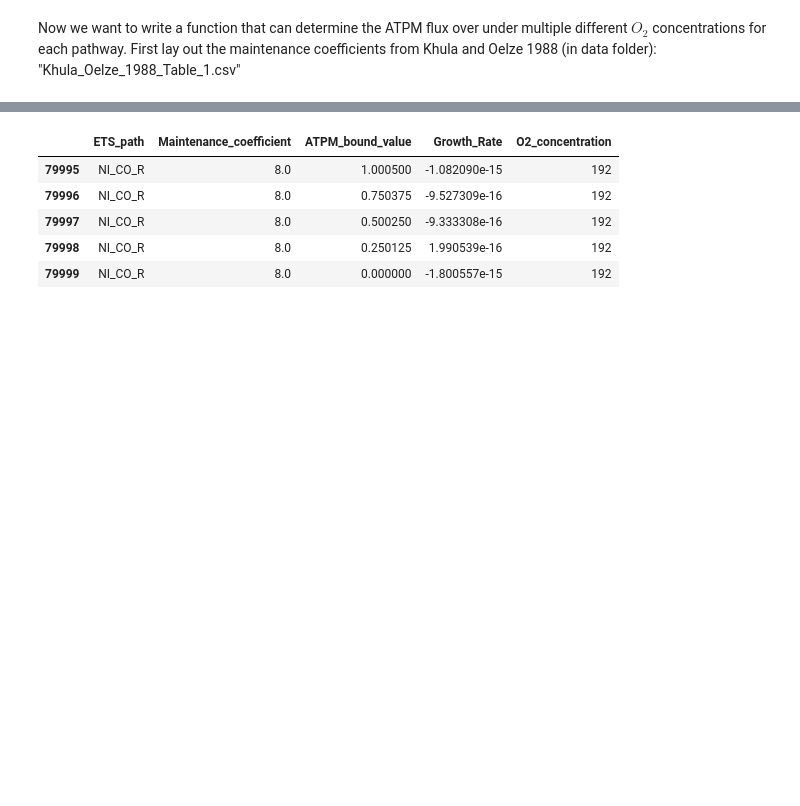
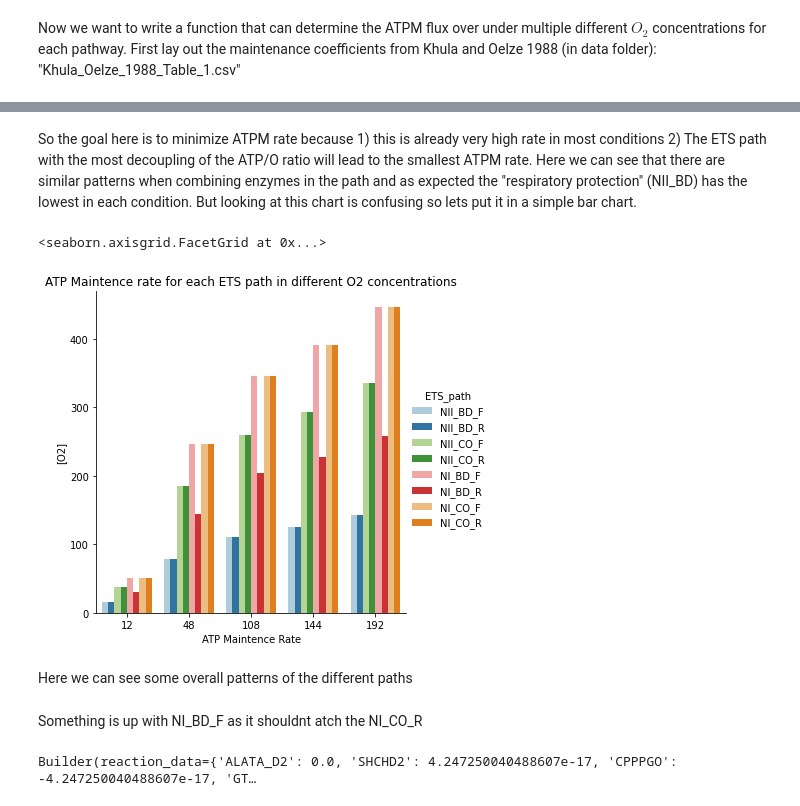
Before and after one commit to alexander-alleman/Azotobactervinelandii_metabolicmodel, a Jupyter notebook: Notebooks/ETS_Maintenance_Energy.ipynb, the cells around one changed output, grey strips where cells are left out. Cells and saved outputs as stored; diff of their text form; code cells hidden in the pictures; blank space fills up the shorter version.

```diff
--- a/Notebooks/ETS_Maintenance_Energy.ipynb
+++ b/Notebooks/ETS_Maintenance_Energy.ipynb
@@ -339,9 +339,16 @@ all_paths_df = pd.concat(li, axis=0, ignore_index=True)
 all_paths_df["group"] = all_paths_df["ETS_path"].astype(str) + "_" + all_paths_df["O2_concentration"].astype(str)
 #select only zero growth rates
 all_paths_df_0 = all_paths_df[all_paths_df["Growth_Rate"] == 0]
+
 #find minimum ATPM_bound for each group
 all_paths_df_min = all_paths_df_0.groupby('group')['ATPM_bound_value'].min()
-all_paths_df_min.astype(int)
-all_paths_df_min.sort_values(ascending=True, inplace = True)
-all_paths_df_min
+
+#This gives a series with the ATPM number and group as the index will merge with label colums
+all_paths_df_label = all_paths_df_0[['ETS_path', 'O2_concentration', 'group']]
+all_paths_df_merge = pd.merge(all_paths_df_label, all_paths_df_min, on = 'group').drop_duplicates()
+all_paths_df_merge.head()
+
+#lets sort with minimum ATPM_bound
+
+all_paths_df_merge.sort_values(ascending=True, by = 'ATPM_bound_value')
 # %% [output]
@@ -365,19 +372,13 @@ Name: ATPM_bound_value, dtype: float64
-# %%
-    print('Maintenance rates for pathway {} :'.format(path_name))
-    df_12_limit = df[(df.Growth_Rate == 0) & (df.O2_concentration == 12)]
-    print(f' ATP Maintenance at 12 \u03BC Mol of O2 is:{df_12_limit["ATPM_bound_value"].iloc[-1]}')
-    df_48_limit = df[(df.Growth_Rate == 0) & (df.O2_concentration == 48)]
-    print(f' ATP Maintenance at 48 \u03BC Mol of O2 is:{df_48_limit["ATPM_bound_value"].iloc[-1]}')
-    df_108_limit = df[(df.Growth_Rate == 0) & (df.O2_concentration == 108)]
-    print(f' ATP Maintenance at 108 \u03BC Mol of O2 is:{df_108_limit["ATPM_bound_value"].iloc[-1]}')
-    df_144_limit = df[(df.Growth_Rate == 0) & (df.O2_concentration == 144)]
-    print(f' ATP Maintenance at 144 \u03BC Mol of O2 is:{df_144_limit["ATPM_bound_value"].iloc[-1]}')
-    df_192_limit = df[(df.Growth_Rate == 0) & (df.O2_concentration == 192)]
-    print(f' ATP Maintenance at 192 \u03BC Mol of O2 is: {df_192_limit["ATPM_bound_value"].iloc[-1]}')
-# %% [output]
-|  | ETS_path | Maintenance_coefficient | ATPM_bound_value | Growth_Rate | O2_concentration |
-| 79995 | NI_CO_R | 8.0 | 1.000500 | -1.082090e-15 | 192 |
-| 79996 | NI_CO_R | 8.0 | 0.750375 | -9.527309e-16 | 192 |
-| 79997 | NI_CO_R | 8.0 | 0.500250 | -9.333308e-16 | 192 |
-| 79998 | NI_CO_R | 8.0 | 0.250125 | 1.990539e-16 | 192 |
-| 79999 | NI_CO_R | 8.0 | 0.000000 | -1.800557e-15 | 192 |
+# %% [markdown]
+So the goal here is to minimize ATPM rate because 1) this is already very high rate in most conditions 2) The ETS path with the most decoupling of the ATP/O ratio will lead to the smallest ATPM rate. Here we can see that there are similar patterns when combining enzymes in the path and as expected the "respiratory protection" (NII_BD) has the lowest in each condition. But looking at this chart is confusing so lets put it in a simple bar chart.
+# %%
+ax = sns.catplot( x = 'O2_concentration', y = 'ATPM_bound_value', hue = 'ETS_path', data = all_paths_df_merge, kind = 'bar', palette = "Paired")
+plt.title( 'ATP Maintence rate for each ETS path in different O2 concentrations')
+ax.set_axis_labels('[O2]','ATP Maintence Rate')
+# %% [output]
+<seaborn.axisgrid.FacetGrid at 0x...>
+[figure, added]
+# %% [markdown]
+Here we can see some overall patterns of the different paths
+# %% [markdown]
+Something is up with NI_BD_F as it shouldnt atch the NI_CO_R
@@ -383,0 +389,10 @@ Name: ATPM_bound_value, dtype: float64
+# %%
+#check out NI_CO models
+#load data
+model_NI_BD_F = cobra.io.load_json_model('../Data/Models/Maintenance_Models/MaintenanceRate_sucrose_6.2_O2_NI_BD_R.json')
+Builder(model = model_NI_BD_F,
+                 map_json = '../Data/Escher/Maps/Full_metabolism_Av.json',
+                  reaction_data = model_NI_BD_F.optimize().fluxes
+                      )
+# %% [output]
+Builder(reaction_data={'ALATA_D2': 0.0, 'SHCHD2': 4.247250040488607e-17, 'CPPPGO': -4.247250040488607e-17, 'GT…
```
Also changed, not shown: parts of 8 cells of this notebook, 16 other files.
